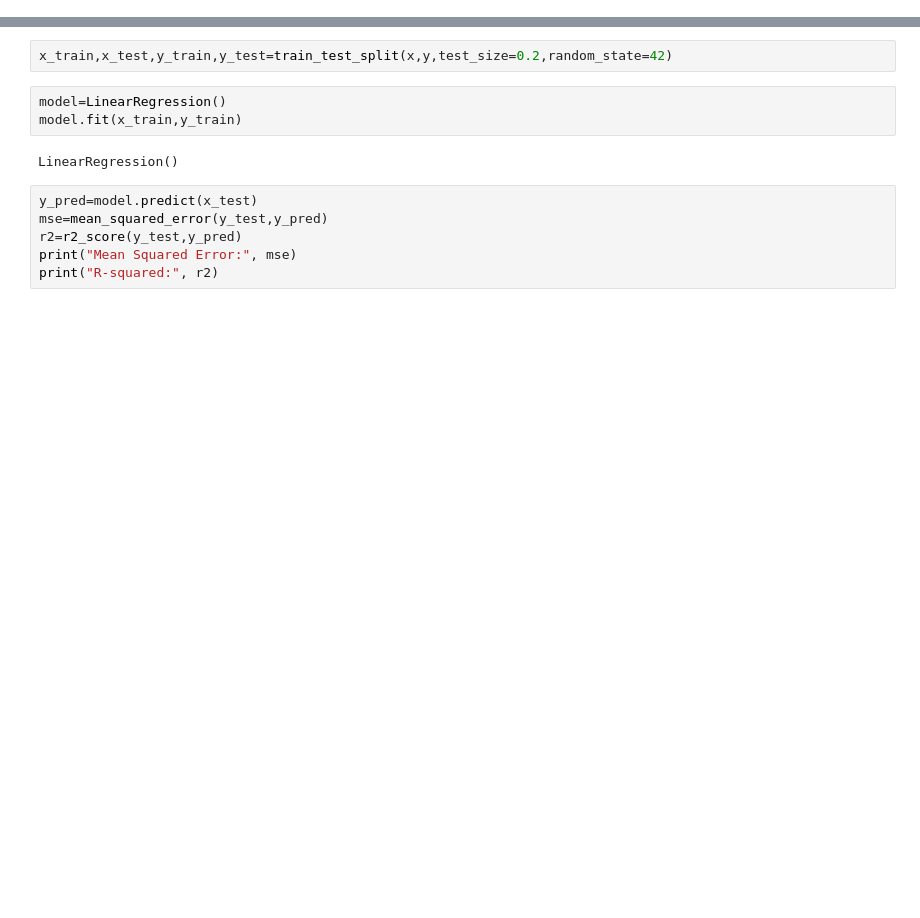
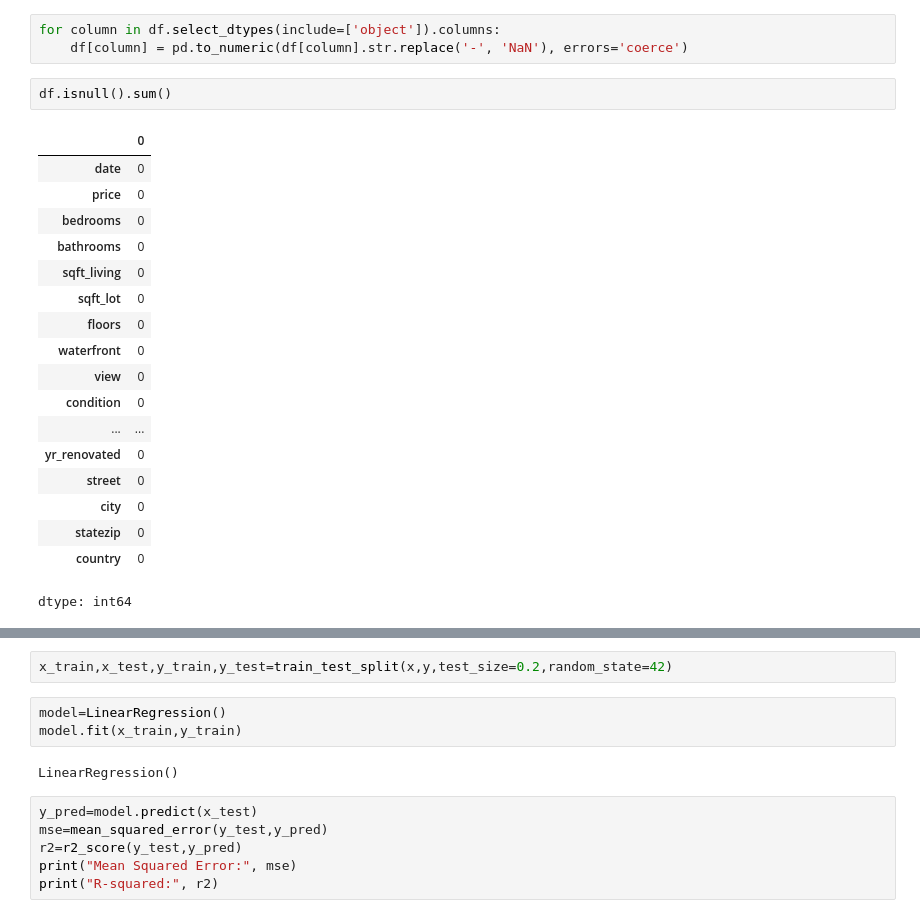
Before and after one commit to SarraBenHamad/HousePricingPrediction, a Jupyter notebook: house_price.ipynb, the cells around one changed output, grey strips where cells are left out. Drawn from its saved outputs; the diff is of its cells as text; blank space fills up the shorter version.

```diff
--- a/house_price.ipynb
+++ b/house_price.ipynb
@@ -70,0 +101,24 @@ y=df[['price']]
+# %%
+for column in df.select_dtypes(include=['object']).columns:
+    df[column] = pd.to_numeric(df[column].str.replace('-', 'NaN'), errors='coerce')
+# %%
+df.isnull().sum()
+# %% [output]
+|  | 0 |
+| date | 0 |
+| price | 0 |
+| bedrooms | 0 |
+| bathrooms | 0 |
+| sqft_living | 0 |
+| sqft_lot | 0 |
+| floors | 0 |
+| waterfront | 0 |
+| view | 0 |
+| condition | 0 |
+| ... | ... |
+| yr_renovated | 0 |
+| street | 0 |
+| city | 0 |
+| statezip | 0 |
+| country | 0 |
+dtype: int64
```
Also changed, not shown: parts of 20 cells of this notebook.
